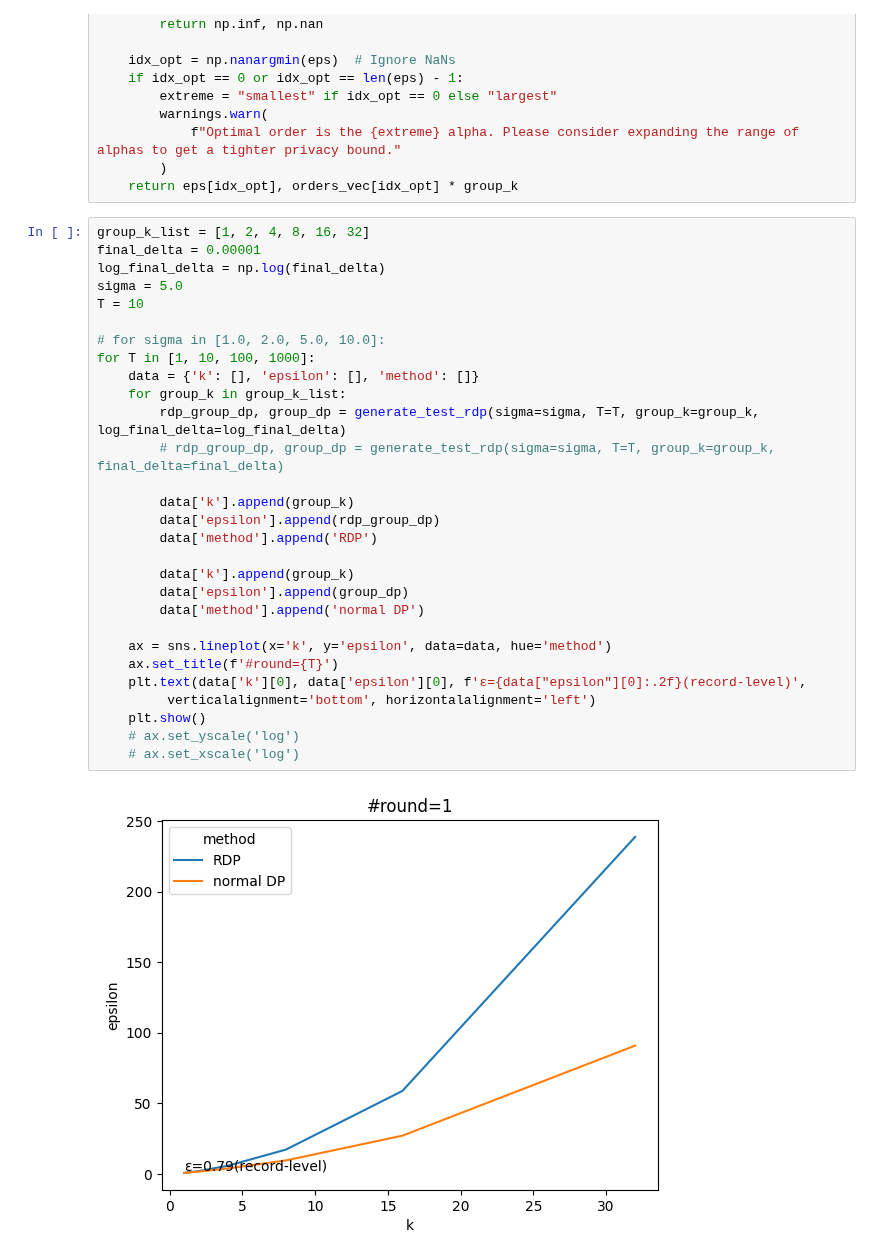
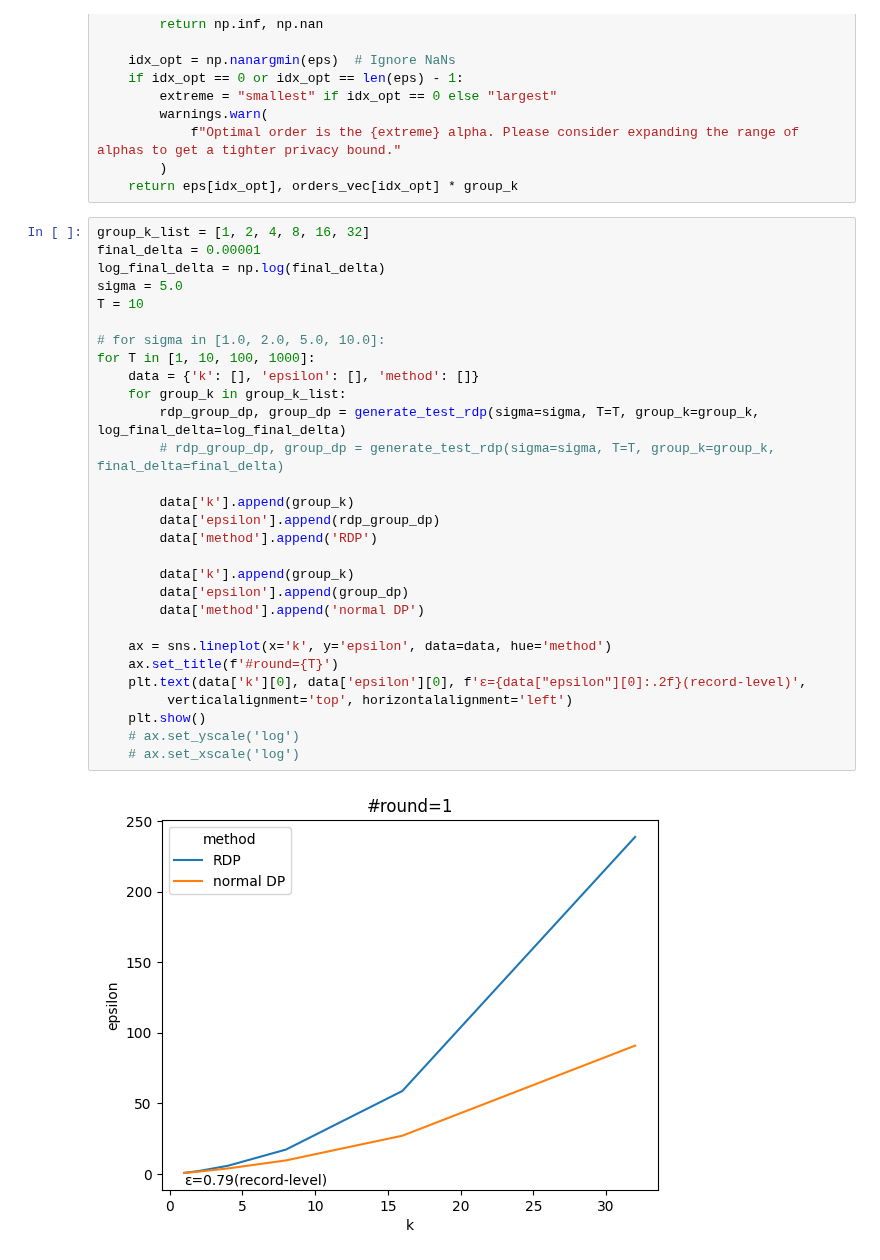
Before and after one commit to FumiyukiKato/uldp-fl, a Jupyter notebook: exp/privacy_comparison.ipynb, the cells around one changed output. Saved outputs shown, nothing was run; the diff lists cells and outputs as text.

```diff
--- a/exp/privacy_comparison.ipynb
+++ b/exp/privacy_comparison.ipynb
@@ -247,31 +247,31 @@ def get_group_privacy_spent(
 # %%
 group_k_list = [1, 2, 4, 8, 16, 32]
 final_delta = 0.00001
 log_final_delta = np.log(final_delta)
 sigma = 5.0
 T = 10
 
 # for sigma in [1.0, 2.0, 5.0, 10.0]:
 for T in [1, 10, 100, 1000]:
     data = {'k': [], 'epsilon': [], 'method': []}
     for group_k in group_k_list:
         rdp_group_dp, group_dp = generate_test_rdp(sigma=sigma, T=T, group_k=group_k, log_final_delta=log_final_delta)
         # rdp_group_dp, group_dp = generate_test_rdp(sigma=sigma, T=T, group_k=group_k, final_delta=final_delta)
 
         data['k'].append(group_k)
         data['epsilon'].append(rdp_group_dp)
         data['method'].append('RDP')
 
         data['k'].append(group_k)
         data['epsilon'].append(group_dp)
         data['method'].append('normal DP')
 
     ax = sns.lineplot(x='k', y='epsilon', data=data, hue='method')
     ax.set_title(f'#round={T}')
     plt.text(data['k'][0], data['epsilon'][0], f'ε={data["epsilon"][0]:.2f}(record-level)',
-         verticalalignment='bottom', horizontalalignment='left')
+         verticalalignment='top', horizontalalignment='left')
     plt.show()
     # ax.set_yscale('log')
     # ax.set_xscale('log')
 # %% [output]
-[figure, old version]
+[figure, new version]
```
Also changed, not shown: parts of 4 cells of this notebook, 8 other files.
